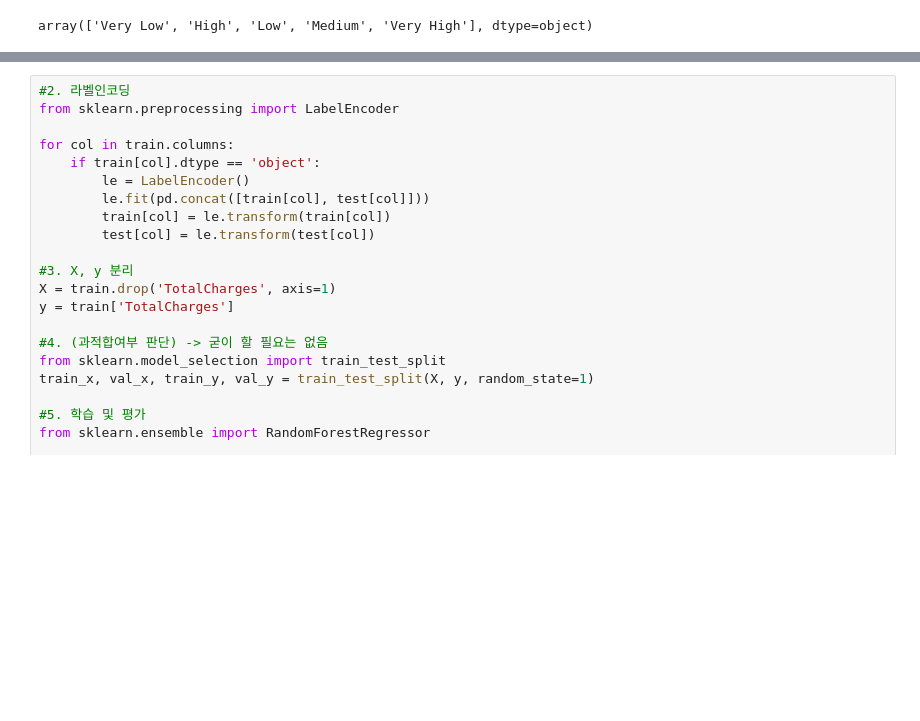
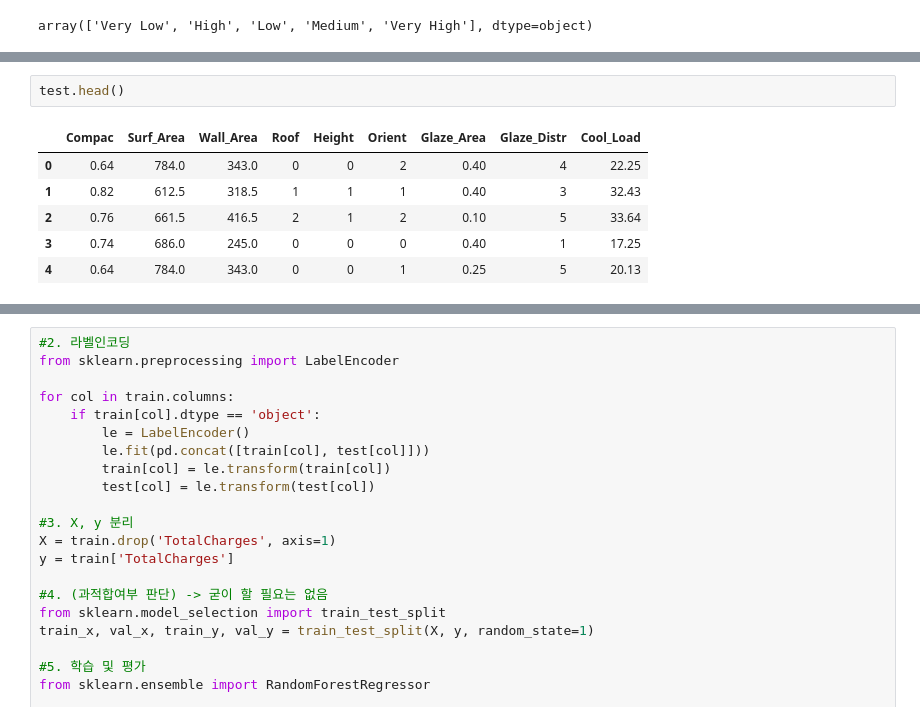
Before and after one commit to va4756/yemoon_bigdata_test, a Jupyter notebook: sinagong_bigdata.ipynb, the cells around one changed output, grey strips where cells are left out. Drawn from its saved outputs; the diff is of its cells as text; blank space fills up the shorter version.

```diff
--- a/sinagong_bigdata.ipynb
+++ b/sinagong_bigdata.ipynb
@@ -1419,3 +1436,12 @@ array(['Very Low', 'High', 'Low', 'Medium', 'Very High'], dtype=object)
+# %%
+test.head()
+# %% [output]
+|  | Compac | Surf_Area | Wall_Area | Roof | Height | Orient | Glaze_Area | Glaze_Distr | Cool_Load |
+| 0 | 0.64 | 784.0 | 343.0 | 0 | 0 | 2 | 0.40 | 4 | 22.25 |
+| 1 | 0.82 | 612.5 | 318.5 | 1 | 1 | 1 | 0.40 | 3 | 32.43 |
+| 2 | 0.76 | 661.5 | 416.5 | 2 | 1 | 2 | 0.10 | 5 | 33.64 |
+| 3 | 0.74 | 686.0 | 245.0 | 0 | 0 | 0 | 0.40 | 1 | 17.25 |
+| 4 | 0.64 | 784.0 | 343.0 | 0 | 0 | 1 | 0.25 | 5 | 20.13 |
 # %%
 from sklearn.preprocessing import LabelEncoder
 for col in train.columns:
```
Also changed, not shown: parts of 18 cells of this notebook.
